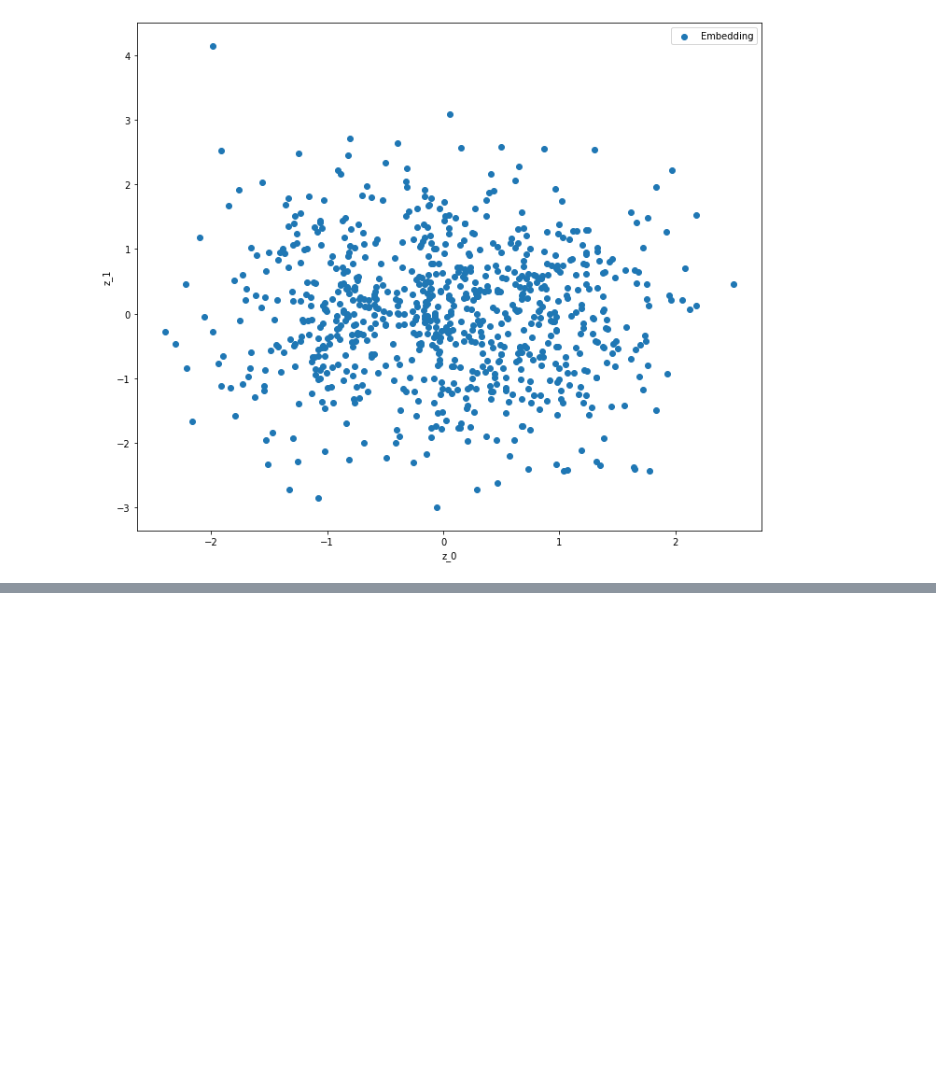
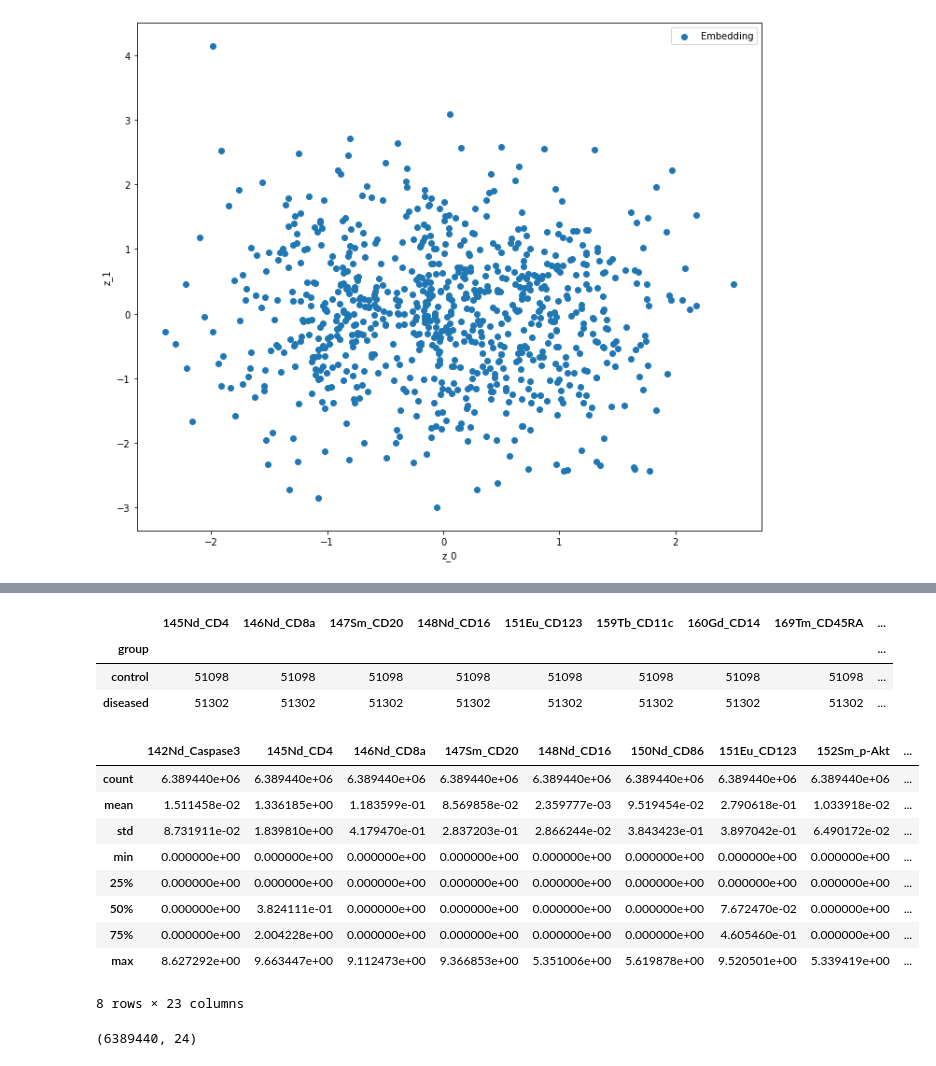
Before and after one commit to fromSA/masterShifu, a Jupyter notebook: CVAE.ipynb, the cells around one changed output, grey strips where cells are left out. Drawn from its saved outputs; the diff is of its cells as text; code cells hidden in the pictures; blank space fills up the shorter version.

```diff
--- a/CVAE.ipynb
+++ b/CVAE.ipynb
@@ -467,0 +606,7 @@ class CGAN(keras.Model):
+# %%
+df_p.groupby("group").count()
+# %% [output]
+|  | 145Nd_CD4 | 146Nd_CD8a | 147Sm_CD20 | 148Nd_CD16 | 151Eu_CD123 | 159Tb_CD11c | 160Gd_CD14 | 169Tm_CD45RA | ... |
+| group |  |  |  |  |  |  |  |  | ... |
+| control | 51098 | 51098 | 51098 | 51098 | 51098 | 51098 | 51098 | 51098 | ... |
+| diseased | 51302 | 51302 | 51302 | 51302 | 51302 | 51302 | 51302 | 51302 | ... |
@@ -467,0 +630,17 @@ class CGAN(keras.Model):
+# %%
+df_pf.describe()
+# %% [output]
+|  | 142Nd_Caspase3 | 145Nd_CD4 | 146Nd_CD8a | 147Sm_CD20 | 148Nd_CD16 | 150Nd_CD86 | 151Eu_CD123 | 152Sm_p-Akt | ... |
+| count | 6.389440e+06 | 6.389440e+06 | 6.389440e+06 | 6.389440e+06 | 6.389440e+06 | 6.389440e+06 | 6.389440e+06 | 6.389440e+06 | ... |
+| mean | 1.511458e-02 | 1.336185e+00 | 1.183599e-01 | 8.569858e-02 | 2.359777e-03 | 9.519454e-02 | 2.790618e-01 | 1.033918e-02 | ... |
+| std | 8.731911e-02 | 1.839810e+00 | 4.179470e-01 | 2.837203e-01 | 2.866244e-02 | 3.843423e-01 | 3.897042e-01 | 6.490172e-02 | ... |
+| min | 0.000000e+00 | 0.000000e+00 | 0.000000e+00 | 0.000000e+00 | 0.000000e+00 | 0.000000e+00 | 0.000000e+00 | 0.000000e+00 | ... |
+| 25% | 0.000000e+00 | 0.000000e+00 | 0.000000e+00 | 0.000000e+00 | 0.000000e+00 | 0.000000e+00 | 0.000000e+00 | 0.000000e+00 | ... |
+| 50% | 0.000000e+00 | 3.824111e-01 | 0.000000e+00 | 0.000000e+00 | 0.000000e+00 | 0.000000e+00 | 7.672470e-02 | 0.000000e+00 | ... |
+| 75% | 0.000000e+00 | 2.004228e+00 | 0.000000e+00 | 0.000000e+00 | 0.000000e+00 | 0.000000e+00 | 4.605460e-01 | 0.000000e+00 | ... |
+| max | 8.627292e+00 | 9.663447e+00 | 9.112473e+00 | 9.366853e+00 | 5.351006e+00 | 5.619878e+00 | 9.520501e+00 | 5.339419e+00 | ... |
+8 rows × 23 columns
+# %%
+df_pf.values.shape
+# %% [output]
+(6389440, 24)
```
Also changed, not shown: parts of 37 cells of this notebook, 6 other files.
